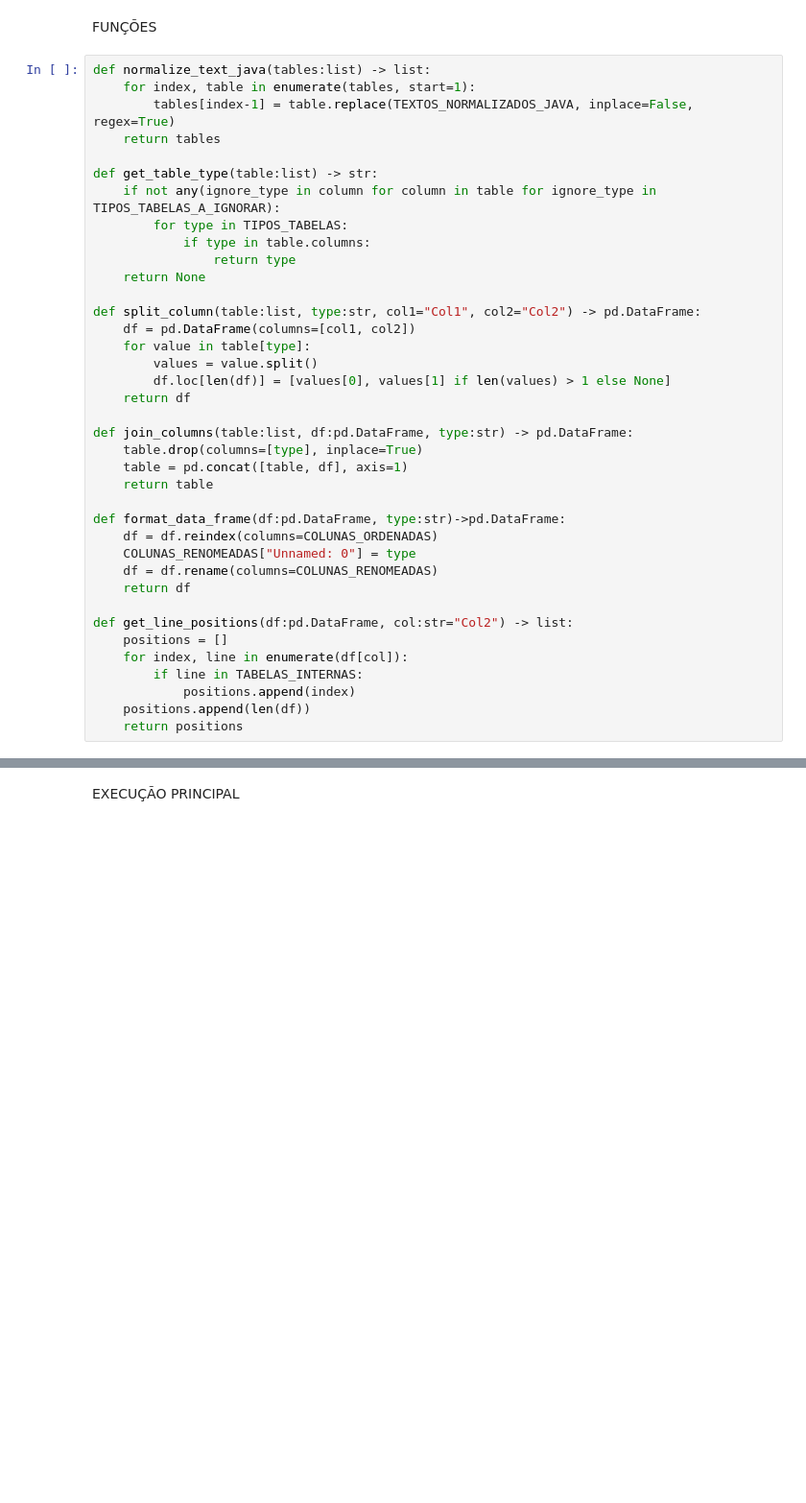
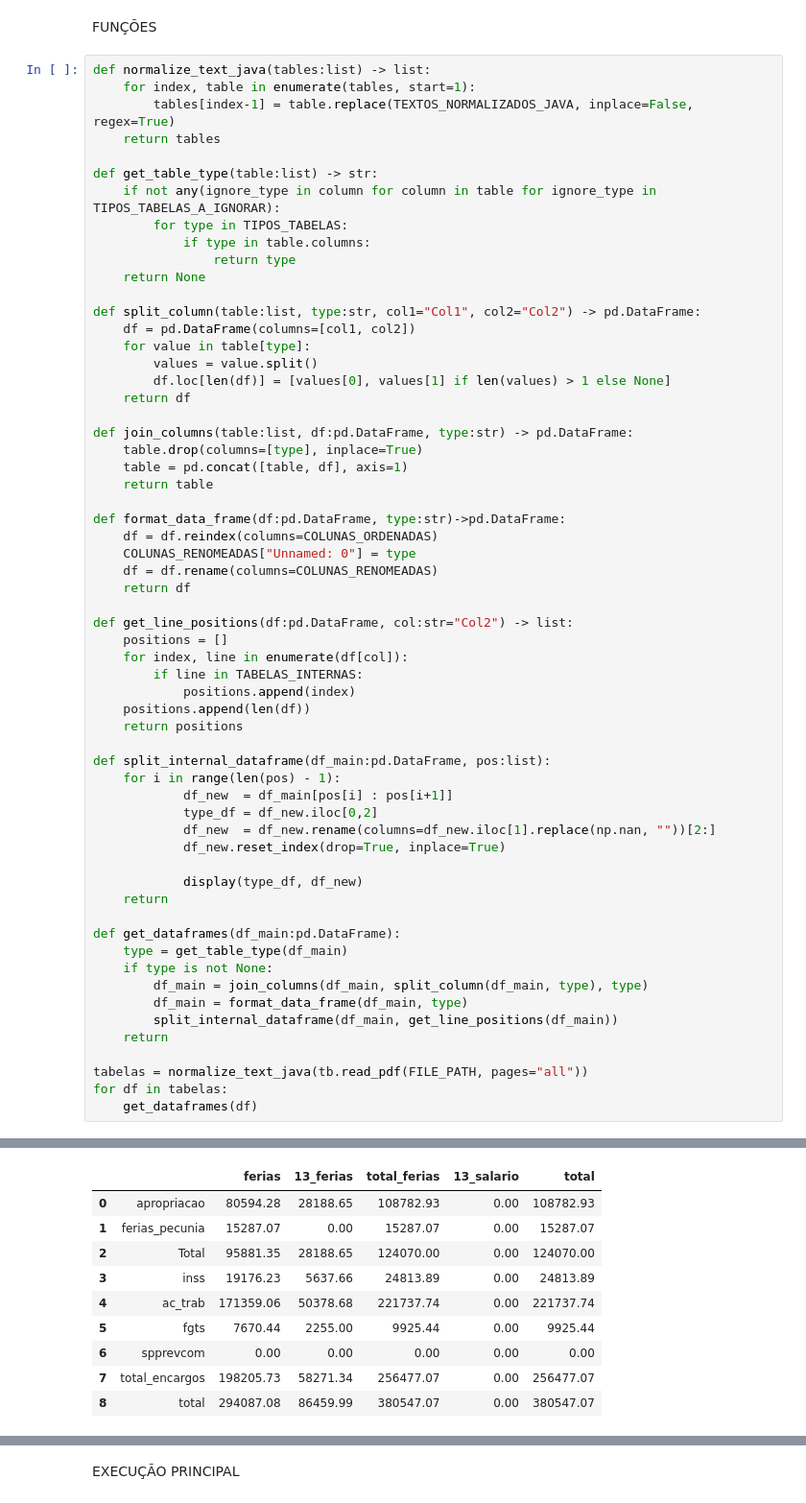
Before and after one commit to dev-alan87/apropriacao_compare, a Jupyter notebook: read_report_java_tabula.ipynb, the cells around one changed output, grey strips where cells are left out. Shown at 96% size. Drawn from its saved outputs; the diff is of its cells as text; blank space fills up the shorter version.

Commit message:
divisao dos dataframe java por defs

```diff
--- a/read_report_java_tabula.ipynb
+++ b/read_report_java_tabula.ipynb
@@ -112,3 +115,26 @@ def get_line_positions(df:pd.DataFrame, col:str="Col2") -> list:
             positions.append(index)
     positions.append(len(df))
     return positions
+
+def split_internal_dataframe(df_main:pd.DataFrame, pos:list):
+    for i in range(len(pos) - 1):
+            df_new  = df_main[pos[i] : pos[i+1]]
+            type_df = df_new.iloc[0,2]
+            df_new  = df_new.rename(columns=df_new.iloc[1].replace(np.nan, ""))[2:]
+            df_new.reset_index(drop=True, inplace=True)
+
+            display(type_df, df_new)
+    return
+
+def get_dataframes(df_main:pd.DataFrame):
+    type = get_table_type(df_main)
+    if type is not None:
+        df_main = join_columns(df_main, split_column(df_main, type), type)
+        df_main = format_data_frame(df_main, type)
+        split_internal_dataframe(df_main, get_line_positions(df_main))
+    return
+
+tabelas = normalize_text_java(tb.read_pdf(FILE_PATH, pages="all"))
+for df in tabelas:
+    get_dataframes(df)
+# %% [output]
@@ -114,0 +151,10 @@ def get_line_positions(df:pd.DataFrame, col:str="Col2") -> list:
+|  |  | ferias | 13_ferias | total_ferias | 13_salario | total |
+| 0 | apropriacao | 80594.28 | 28188.65 | 108782.93 | 0.00 | 108782.93 |
+| 1 | ferias_pecunia | 15287.07 | 0.00 | 15287.07 | 0.00 | 15287.07 |
+| 2 | Total | 95881.35 | 28188.65 | 124070.00 | 0.00 | 124070.00 |
+| 3 | inss | 19176.23 | 5637.66 | 24813.89 | 0.00 | 24813.89 |
+| 4 | ac_trab | 171359.06 | 50378.68 | 221737.74 | 0.00 | 221737.74 |
+| 5 | fgts | 7670.44 | 2255.00 | 9925.44 | 0.00 | 9925.44 |
+| 6 | spprevcom | 0.00 | 0.00 | 0.00 | 0.00 | 0.00 |
+| 7 | total_encargos | 198205.73 | 58271.34 | 256477.07 | 0.00 | 256477.07 |
+| 8 | total | 294087.08 | 86459.99 | 380547.07 | 0.00 | 380547.07 |
```
Also changed, not shown: parts of 5 cells of this notebook.
